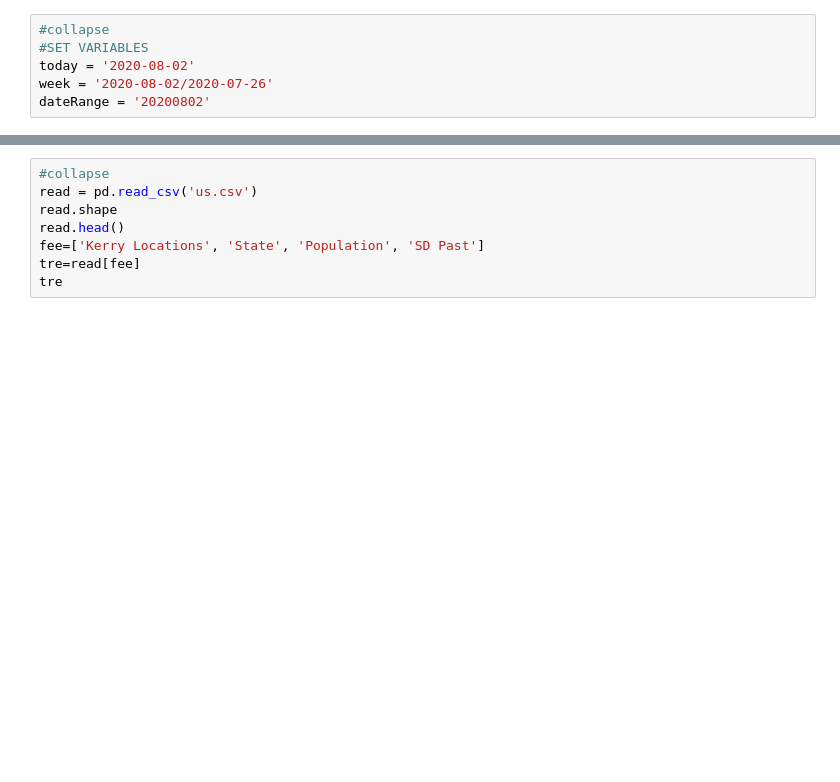
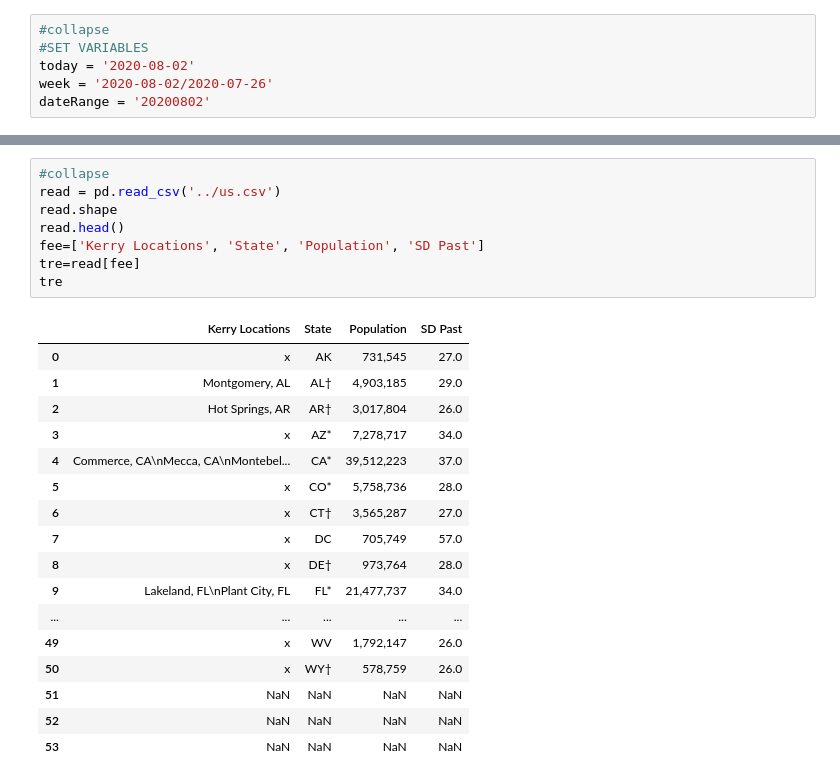
Before and after one commit to lalalaNomNomNom/Matrix, a Jupyter notebook: _notebooks/2020-08-05-USM.ipynb, the cells around one changed output, grey strips where cells are left out. Saved outputs shown, nothing was run; the diff lists cells and outputs as text; blank space fills up the shorter version.

```diff
--- a/_notebooks/2020-08-05-USM.ipynb
+++ b/_notebooks/2020-08-05-USM.ipynb
@@ -86,11 +203,29 @@ startFile
 # %%
 #collapse
-read = pd.read_csv('us.csv')
+read = pd.read_csv('../us.csv')
 read.shape
 read.head()
 fee=['Kerry Locations', 'State', 'Population', 'SD Past']
 tre=read[fee]
 tre
+# %% [output]
+|  | Kerry Locations | State | Population | SD Past |
+| 0 | x | AK | 731,545 | 27.0 |
+| 1 | Montgomery, AL | AL† | 4,903,185 | 29.0 |
+| 2 | Hot Springs, AR | AR† | 3,017,804 | 26.0 |
+| 3 | x | AZ* | 7,278,717 | 34.0 |
+| 4 | Commerce, CA\nMecca, CA\nMontebel... | CA* | 39,512,223 | 37.0 |
+| 5 | x | CO* | 5,758,736 | 28.0 |
+| 6 | x | CT† | 3,565,287 | 27.0 |
+| 7 | x | DC | 705,749 | 57.0 |
+| 8 | x | DE† | 973,764 | 28.0 |
+| 9 | Lakeland, FL\nPlant City, FL | FL* | 21,477,737 | 34.0 |
+| ... | ... | ... | ... | ... |
+| 49 | x | WV | 1,792,147 | 26.0 |
+| 50 | x | WY† | 578,759 | 26.0 |
+| 51 | NaN | NaN | NaN | NaN |
+| 52 | NaN | NaN | NaN | NaN |
+| 53 | NaN | NaN | NaN | NaN |
 # %%
 #collapse
 plt.title("Canada Matrix Chart")
```
Also changed, not shown: parts of 13 cells of this notebook, 1 other file.
